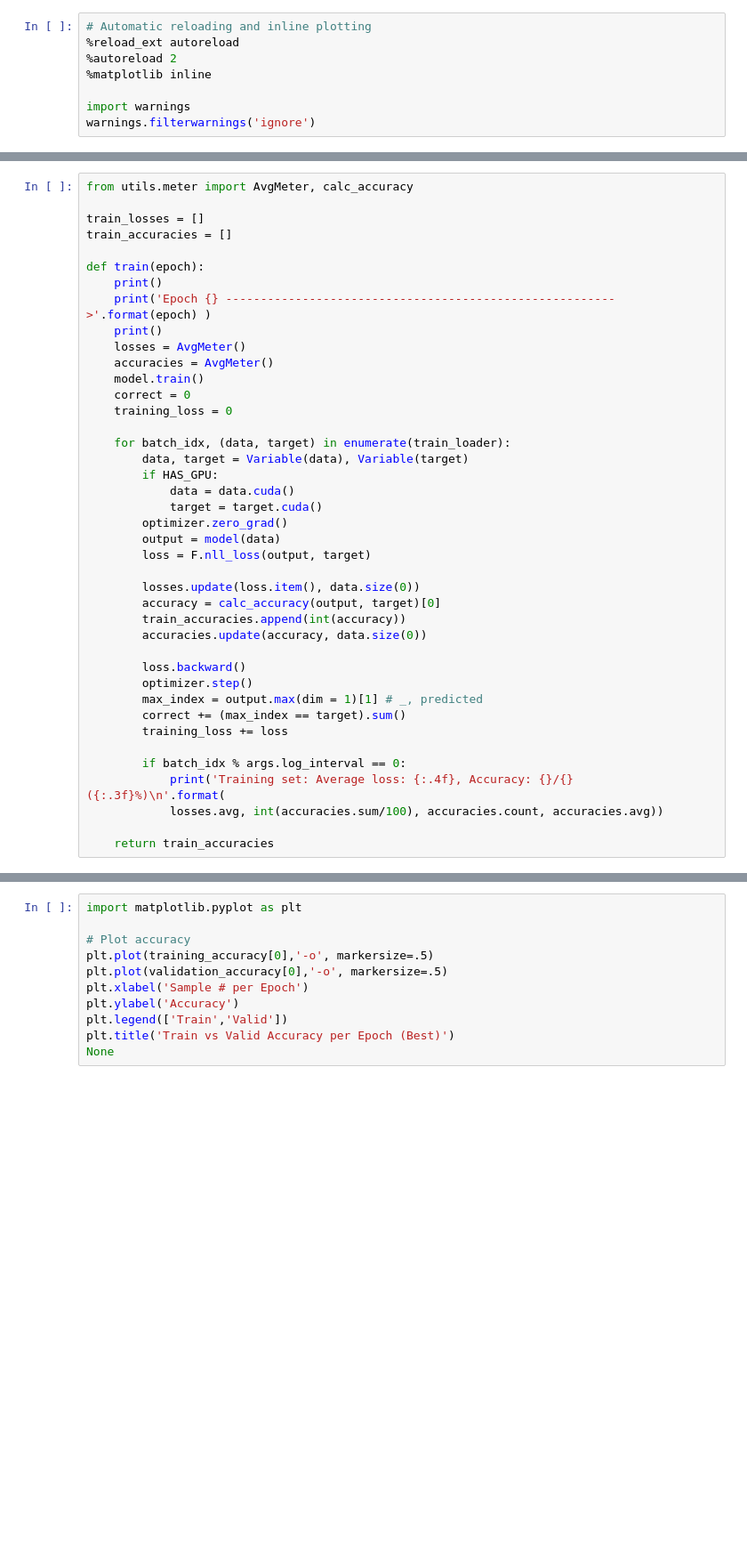
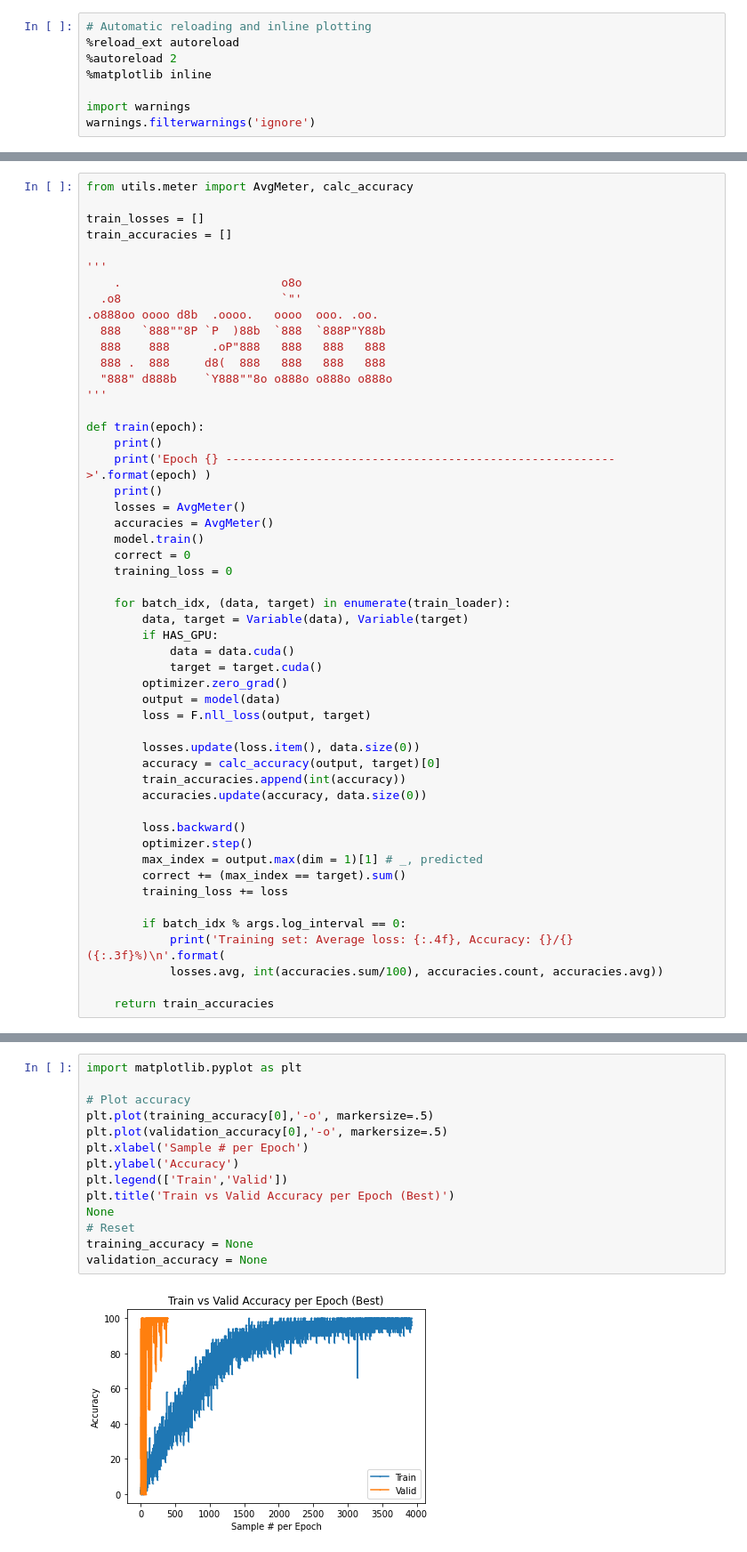
Before and after one commit to geraldmc/DL4CV-2022, a Jupyter notebook: project-I/main.ipynb, the cells around one changed output, grey strips where cells are left out. Shown: that part at 89% size. Cells and saved outputs as stored; diff of their text form; blank space fills up the shorter version.

```diff
--- a/project-I/main.ipynb
+++ b/project-I/main.ipynb
@@ -128,6 +157,16 @@ from utils.meter import AvgMeter, calc_accuracy
 
 train_losses = []
 train_accuracies = []
+
+'''
+    .                       o8o
+  .o8                       `"'
+.o888oo oooo d8b  .oooo.   oooo  ooo. .oo.
+  888   `888""8P `P  )88b  `888  `888P"Y88b
+  888    888      .oP"888   888   888   888
+  888 .  888     d8(  888   888   888   888
+  "888" d888b    `Y888""8o o888o o888o o888o
+'''
 
 def train(epoch):
     print()
@@ -239,12 +319,17 @@ for epoch in range(1, args.num_epochs + 1):
 # %%
 import matplotlib.pyplot as plt
 
 # Plot accuracy
 plt.plot(training_accuracy[0],'-o', markersize=.5)
 plt.plot(validation_accuracy[0],'-o', markersize=.5)
 plt.xlabel('Sample # per Epoch')
 plt.ylabel('Accuracy')
 plt.legend(['Train','Valid'])
 plt.title('Train vs Valid Accuracy per Epoch (Best)')
 None
+# Reset
+training_accuracy = None
+validation_accuracy = None
+# %% [output]
+[figure, added]
 # %%
```
Also changed, not shown: parts of 25 cells of this notebook.
